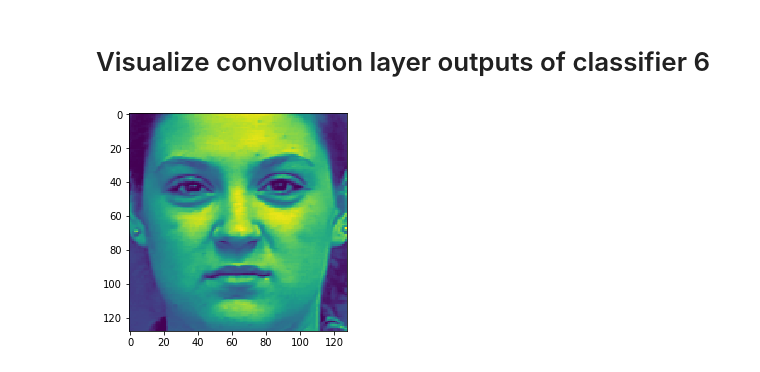
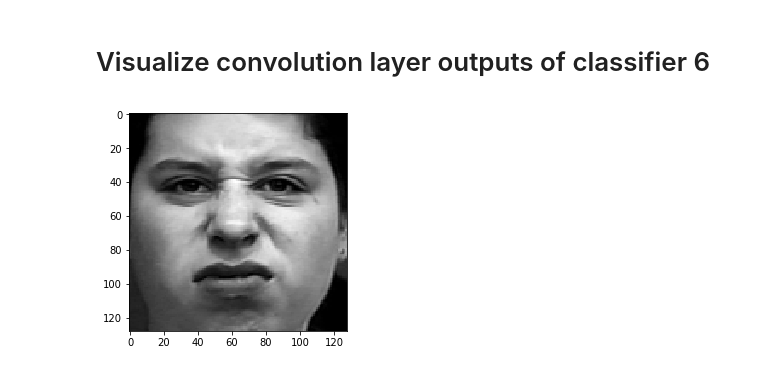
Before and after one commit to chriskhoo/machine_vision, a Jupyter notebook: 21_Jupyter_notebooks/05_cnn_classification.ipynb, the cells around one changed output. Drawn from its saved outputs; the diff is of its cells as text; code cells hidden in the pictures.

```diff
--- a/21_Jupyter_notebooks/05_cnn_classification.ipynb
+++ b/21_Jupyter_notebooks/05_cnn_classification.ipynb
@@ -976,10 +965,10 @@ fourth_conv_layer = K.function([classifier_06.layers[0].input, K.learning_phase(
 # %%
-image_side = X_test[0].shape[1]
-image = np.reshape(X_test[0], (image_side, image_side) )
-plt.imshow(image)
+image_side = X_train[0].shape[1]
+image = np.reshape(X_train[0], (image_side, image_side) )
+plt.imshow(image, cmap='gray')
 plt.show()
 
-image_input = np.reshape(X_test[0], (1, image_side, image_side, 1) )
+image_input = np.reshape(X_train[0], (1, image_side, image_side, 1) )
 # %% [output]
-[figure, old version]
+[figure, new version]
 # %%
```
Also changed, not shown: parts of 6 cells of this notebook, 7 other files.
